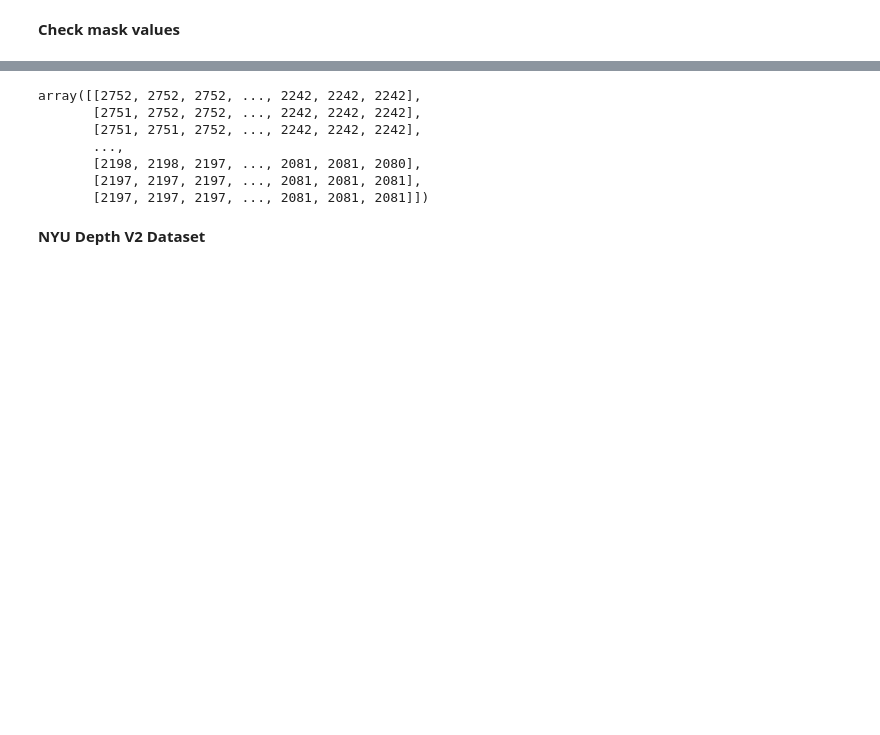
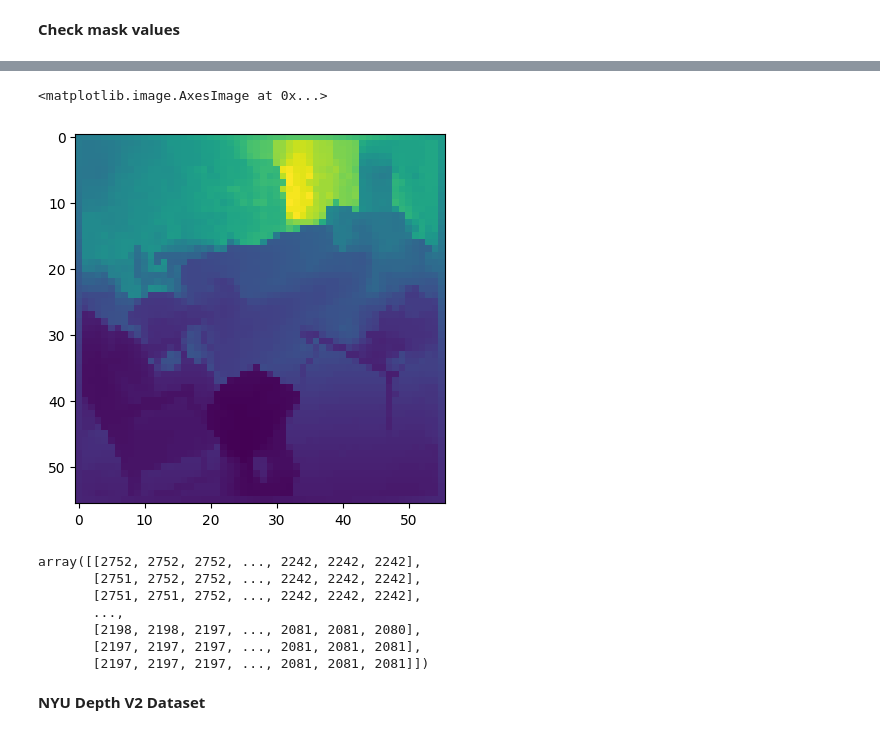
Before and after one commit to kzaleskaa/depth-estimation-with-compression, a Jupyter notebook: notebooks/data_analysis.ipynb, the cells around one changed output, grey strips where cells are left out. Cells and saved outputs as stored; diff of their text form; code cells hidden in the pictures; blank space fills up the shorter version.

```diff
--- a/notebooks/data_analysis.ipynb
+++ b/notebooks/data_analysis.ipynb
@@ -76,3 +99,8 @@ array([[124, 124, 124, ..., 153, 153, 153],
+# %%
+plt.imshow(res)
+# %% [output]
+<matplotlib.image.AxesImage at 0x...>
+[figure, added]
 # %%
 test_mask = Image.open(os.path.join("..", df_test.iloc[0]["depth"]))
 test_mask = np.asarray(test_mask, np.int32)
```
Also changed, not shown: parts of 11 cells of this notebook, 14 other files.
